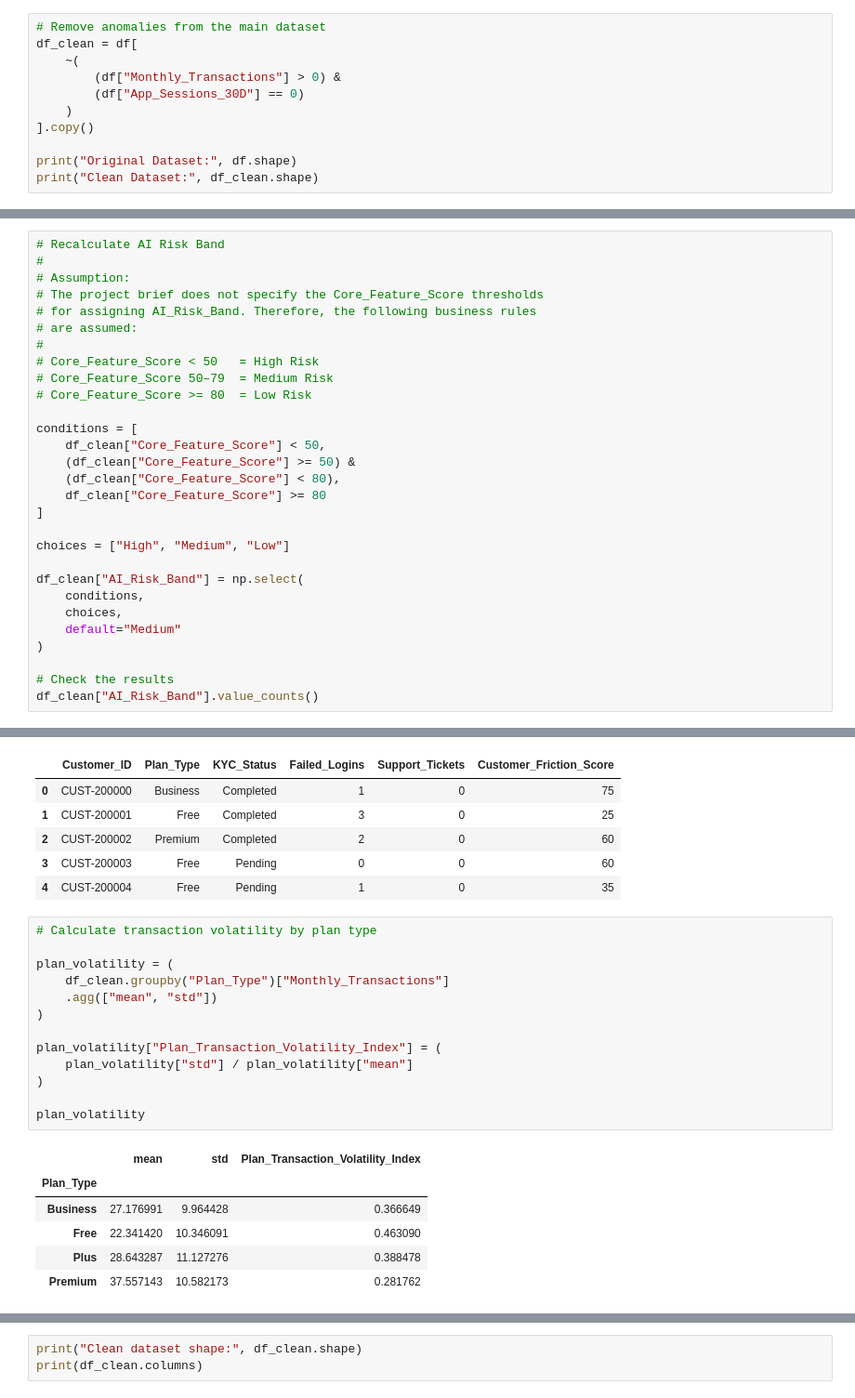
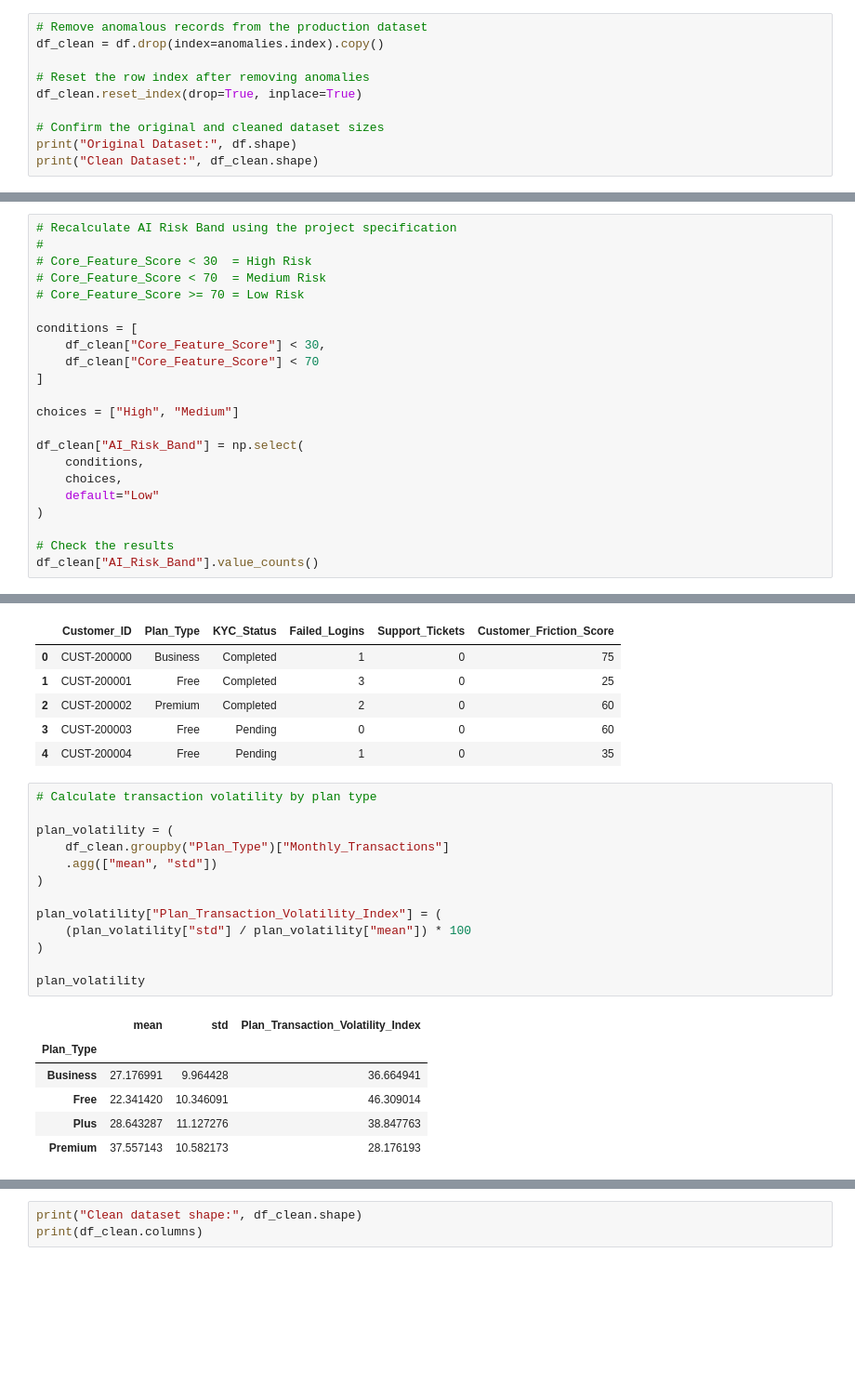
Before and after one commit to Jeide1234/python-sql-powerbi-neobank-customer-churn-analysis, a Jupyter notebook: Neobank_Customer_Churn_Analytics.ipynb, the cells around one changed output, grey strips where cells are left out. Shown at 93% size. Saved outputs shown, nothing was run; the diff lists cells and outputs as text; blank space fills up the shorter version.

Commit message:
Add files via upload
Enhanced ETL pipeline and AI risk calculations

```diff
--- a/Neobank_Customer_Churn_Analytics.ipynb
+++ b/Neobank_Customer_Churn_Analytics.ipynb
@@ -154,44 +154,36 @@ print("Quarantine file created successfully.")
 # %% [output]
 Quarantine file created successfully.
 # %%
-# Remove anomalies from the main dataset
-df_clean = df[
-    ~(
-        (df["Monthly_Transactions"] > 0) &
-        (df["App_Sessions_30D"] == 0)
-    )
-].copy()
+# Remove anomalous records from the production dataset
+df_clean = df.drop(index=anomalies.index).copy()
 
+# Reset the row index after removing anomalies
+df_clean.reset_index(drop=True, inplace=True)
+
+# Confirm the original and cleaned dataset sizes
 print("Original Dataset:", df.shape)
 print("Clean Dataset:", df_clean.shape)
 # %% [output]
 Original Dataset: (2050, 31)
 Clean Dataset: (2005, 31)
 # %%
-# Recalculate AI Risk Band
+# Recalculate AI Risk Band using the project specification
 #
-# Assumption:
-# The project brief does not specify the Core_Feature_Score thresholds
-# for assigning AI_Risk_Band. Therefore, the following business rules
-# are assumed:
-#
-# Core_Feature_Score < 50   = High Risk
-# Core_Feature_Score 50–79  = Medium Risk
-# Core_Feature_Score >= 80  = Low Risk
+# Core_Feature_Score < 30  = High Risk
+# Core_Feature_Score < 70  = Medium Risk
+# Core_Feature_Score >= 70 = Low Risk
 
 conditions = [
-    df_clean["Core_Feature_Score"] < 50,
-    (df_clean["Core_Feature_Score"] >= 50) &
-    (df_clean["Core_Feature_Score"] < 80),
-    df_clean["Core_Feature_Score"] >= 80
+    df_clean["Core_Feature_Score"] < 30,
+    df_clean["Core_Feature_Score"] < 70
 ]
 
-choices = ["High", "Medium", "Low"]
+choices = ["High", "Medium"]
 
 df_clean["AI_Risk_Band"] = np.select(
     conditions,
     choices,
-    default="Medium"
+    default="Low"
 )
 
 # Check the results
@@ -240,23 +232,23 @@ df_clean[
 # %%
 # Calculate transaction volatility by plan type
 
 plan_volatility = (
     df_clean.groupby("Plan_Type")["Monthly_Transactions"]
     .agg(["mean", "std"])
 )
 
 plan_volatility["Plan_Transaction_Volatility_Index"] = (
-    plan_volatility["std"] / plan_volatility["mean"]
+    (plan_volatility["std"] / plan_volatility["mean"]) * 100
 )
 
 plan_volatility
 # %% [output]
 |  | mean | std | Plan_Transaction_Volatility_Index |
 | Plan_Type |  |  |  |
-| Business | 27.176991 | 9.964428 | 0.366649 |
-| Free | 22.341420 | 10.346091 | 0.463090 |
-| Plus | 28.643287 | 11.127276 | 0.388478 |
-| Premium | 37.557143 | 10.582173 | 0.281762 |
+| Business | 27.176991 | 9.964428 | 36.664941 |
+| Free | 22.341420 | 10.346091 | 46.309014 |
+| Plus | 28.643287 | 11.127276 | 38.847763 |
+| Premium | 37.557143 | 10.582173 | 28.176193 |
 # %%
 # Map the volatility index back to the main dataset
 
```
Also changed, not shown: parts of 3 cells of this notebook.
